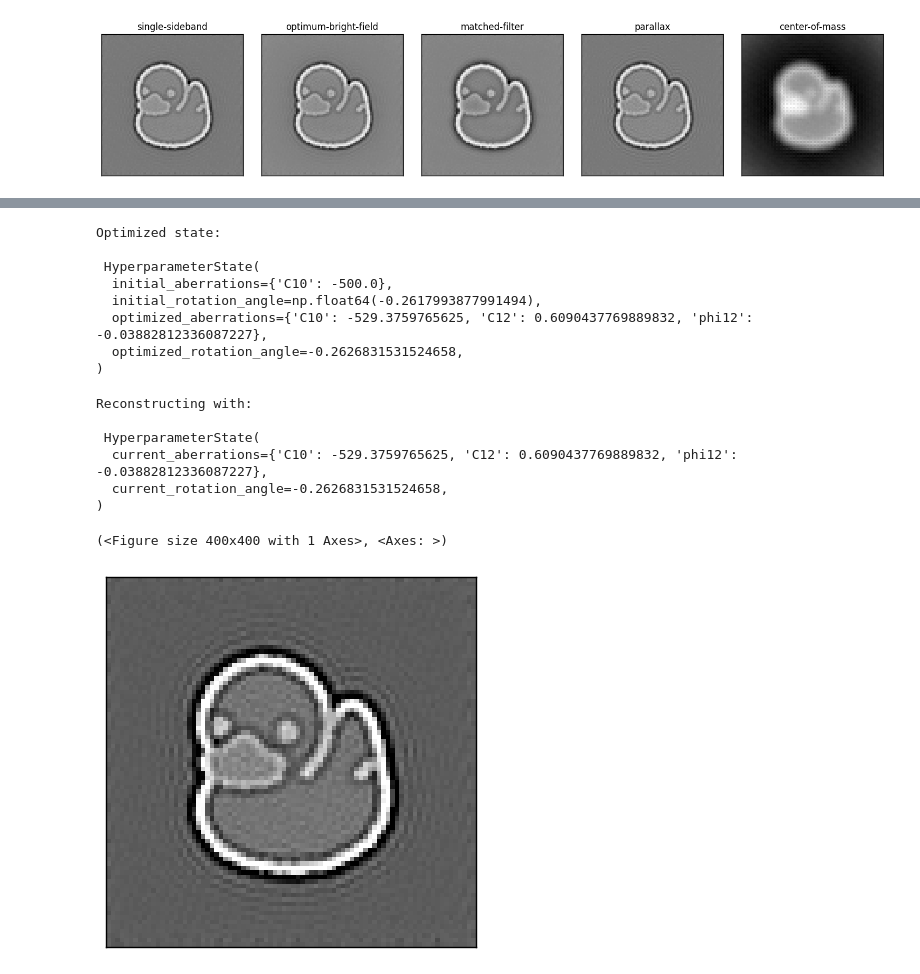
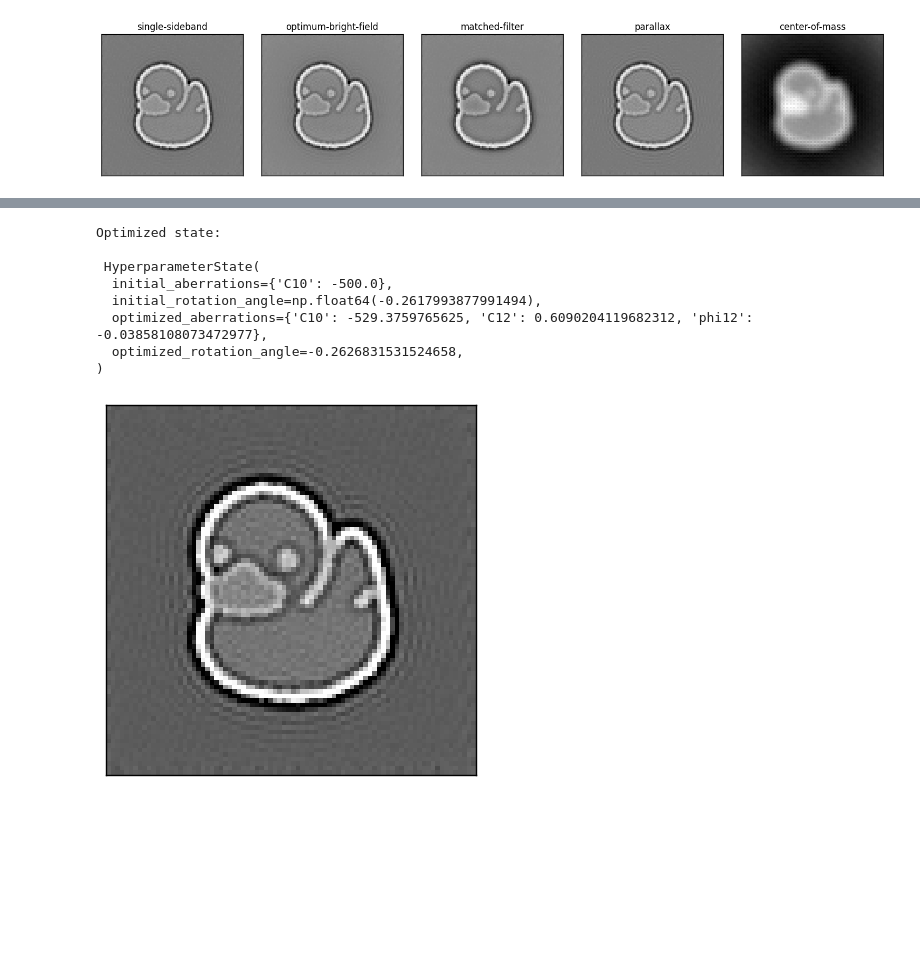
Before and after one commit to electronmicroscopy/quantem-tutorials, a Jupyter notebook: notebooks/ducky_dataset_phase_retrieval.ipynb, the cells around one changed output, grey strips where cells are left out. Drawn from its saved outputs; the diff is of its cells as text; code cells hidden in the pictures; blank space fills up the shorter version.

```diff
--- a/notebooks/ducky_dataset_phase_retrieval.ipynb
+++ b/notebooks/ducky_dataset_phase_retrieval.ipynb
@@ -123,35 +115,28 @@ Reconstructing with:
 # %%
-# reference fit from scratch (note the aberration_coeffs = {} and rotation_angle=0.0 arguments overriding init values)
-direct_ptycho.fit_hyperparameters(
+# reference fit from scratch (note the aberration_coeffs and rotation_angle arguments overriding init values)
+direct_ptycho = direct_ptycho.fit_hyperparameters_cross_correlation(
     alignment_method='reference',
     bin_factors=(3,2,1,1,1),
 
     # reset aberrations and rotation to prove it can find it from scratch.
     aberration_coefs = {'C10':0.0,'C12':0.0,'phi12':0.0},
     rotation_angle= 0.0,
+)
+
+em.visualization.show_2d(
+    direct_ptycho.reconstruct(
+        deconvolution_kernel='parallax',
+        upsampling_factor=2,
+        verbose=False,
+    ).obj
 );
 # %% [output]
 Optimized state:
 
  HyperparameterState(
   initial_aberrations={'C10': -500.0},
   initial_rotation_angle=np.float64(-0.2617993877991494),
-  optimized_aberrations={'C10': -529.3759765625, 'C12': 0.6090437769889832, 'phi12': -0.03882812336087227},
+  optimized_aberrations={'C10': -529.3759765625, 'C12': 0.6090204119682312, 'phi12': -0.03858108073472977},
   optimized_rotation_angle=-0.2626831531524658,
 )
+[figure, added]
-# %%
-em.visualization.show_2d(
-    direct_ptycho.reconstruct(
-        deconvolution_kernel='parallax',
-        upsampling_factor=2,
-    ).obj
-)
-# %% [output]
-Reconstructing with:
-
- HyperparameterState(
-  current_aberrations={'C10': -529.3759765625, 'C12': 0.6090437769889832, 'phi12': -0.03882812336087227},
-  current_rotation_angle=-0.2626831531524658,
-)
-(<Figure size 400x400 with 1 Axes>, <Axes: >)
-[figure, removed]
```
Also changed, not shown: parts of 5 cells of this notebook, 3 other files.
